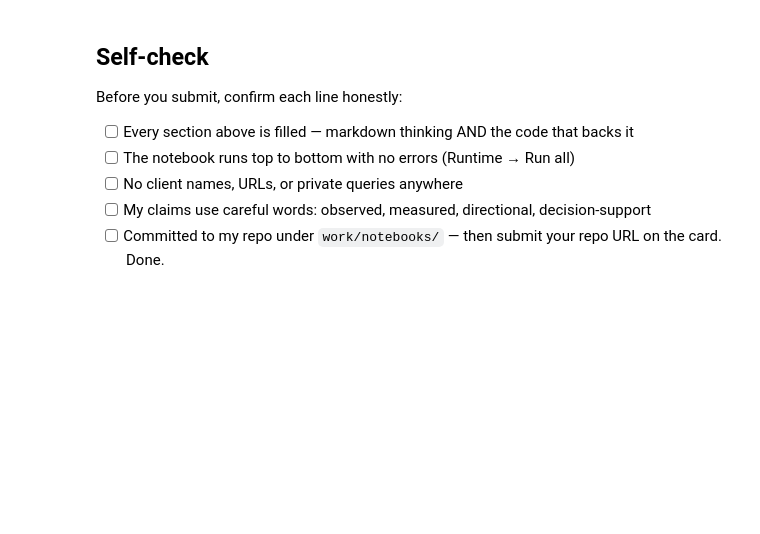
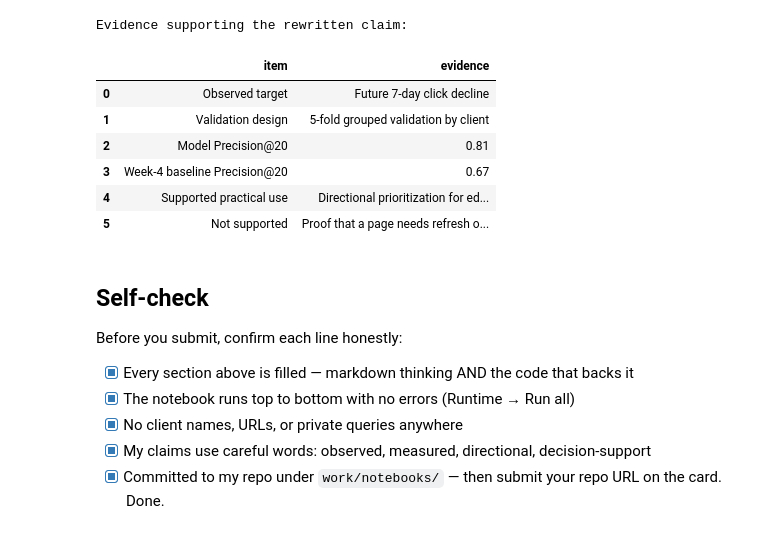
Before and after one commit to shaestasaleem/flyrank-machine-learning-internship, a Jupyter notebook: work/notebooks/w06_validation_audit.ipynb, the cells around one changed output. Drawn from its saved outputs; the diff is of its cells as text; code cells hidden in the pictures; blank space fills up the shorter version.

```diff
--- a/work/notebooks/w06_validation_audit.ipynb
+++ b/work/notebooks/w06_validation_audit.ipynb
@@ -37,10 +1027,41 @@ This skeleton is yours to fill. Work the sections **in order** — each one has
+# %%
+claim_audit = pd.DataFrame({
+    "item": [
+        "Observed target",
+        "Validation design",
+        "Model Precision@20",
+        "Week-4 baseline Precision@20",
+        "Supported practical use",
+        "Not supported"
+    ],
+    "evidence": [
+        "Future 7-day click decline",
+        "5-fold grouped validation by client",
+        0.81,
+        0.67,
+        "Directional prioritization for editorial review",
+        "Proof that a page needs refresh or that refresh causes improvement"
+    ]
+})
+
+print("Evidence supporting the rewritten claim:")
+display(claim_audit)
+# %% [output]
+Evidence supporting the rewritten claim:
+|  | item | evidence |
+| 0 | Observed target | Future 7-day click decline |
+| 1 | Validation design | 5-fold grouped validation by client |
+| 2 | Model Precision@20 | 0.81 |
+| 3 | Week-4 baseline Precision@20 | 0.67 |
+| 4 | Supported practical use | Directional prioritization for ed... |
+| 5 | Not supported | Proof that a page needs refresh o... |
 # %% [markdown]
 ## Self-check
 
 Before you submit, confirm each line honestly:
 
-- [ ] Every section above is filled — markdown thinking AND the code that backs it
-- [ ] The notebook runs top to bottom with no errors (Runtime → Run all)
-- [ ] No client names, URLs, or private queries anywhere
-- [ ] My claims use careful words: observed, measured, directional, decision-support
-- [ ] Committed to my repo under `work/notebooks/` — then submit your repo URL on the card. Done.
+- [x] Every section above is filled — markdown thinking AND the code that backs it
+- [x] The notebook runs top to bottom with no errors (Runtime → Run all)
+- [x] No client names, URLs, or private queries anywhere
+- [x] My claims use careful words: observed, measured, directional, decision-support
+- [x] Committed to my repo under `work/notebooks/` — then submit your repo URL on the card. Done.
```
Also changed, not shown: parts of 16 cells of this notebook.
